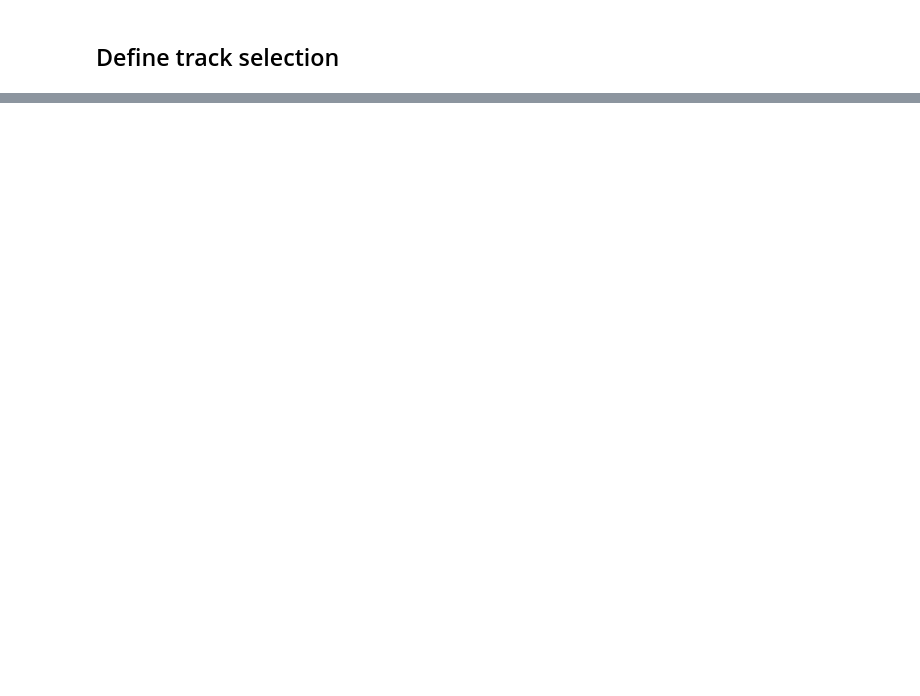
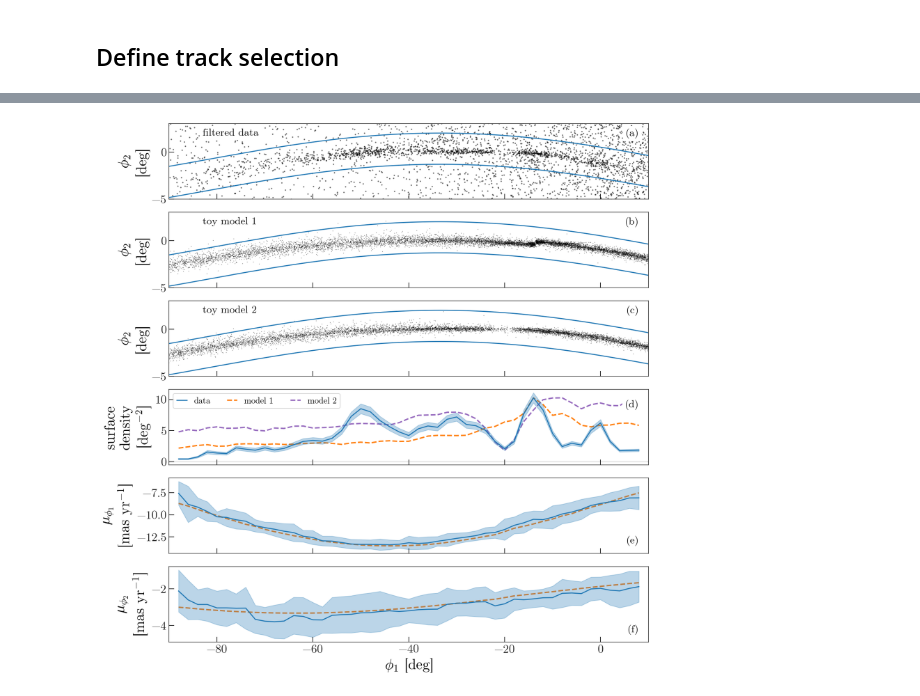
Before and after one commit to adrn/GD1-DR2, a Jupyter notebook: notebooks/Figure-stream-track-model.ipynb, the cells around one changed output, grey strips where cells are left out. Saved outputs shown, nothing was run; the diff lists cells and outputs as text; code cells hidden in the pictures; blank space fills up the shorter version.

```diff
--- a/notebooks/Figure-stream-track-model.ipynb
+++ b/notebooks/Figure-stream-track-model.ipynb
@@ -21,7 +21,7 @@ def mad_std(x):
     """Median absolute deviation"""
     return 1.5 * np.median(np.abs(np.median(x)-x))
 # %%
-g = GaiaData('../data/gd1-with-masks.fits')
+g = GaiaData('../data/gd1-master.fits')
 stream = g[g.pm_mask & g.gi_cmd_mask]
 # %%
 phi1 = stream.phi1
@@ -62,9 +72,14 @@ bin_size = 4. # see 3-stream-track
 bin_l = track['phi1'] - bin_size/2
 bin_r = track['phi1'] + bin_size/2
 # %%
-stream_w = np.load('../output/stream_model.npy')
-stream = gd.PhaseSpacePosition(pos=stream_w[:, :3].T*u.kpc,
-                               vel=stream_w[:, 3:].T*u.km/u.s)
-gc_frame = coord.Galactocentric(galcen_distance=8*u.kpc, z_sun=0*u.pc)
-stream_gd1 = stream.to_coord_frame(gc.GD1, galactocentric_frame=gc_frame)
+stream_w1 = np.load('../output/stream_model_-13.5.npy')
+stream_w2 = np.load('../output/stream_model_-20.0.npy')
+
+streams = []
+for stream_w in [stream_w1, stream_w2]:
+    stream = gd.PhaseSpacePosition(pos=stream_w[:, :3].T*u.kpc,
+                                   vel=stream_w[:, 3:].T*u.km/u.s)
+    gc_frame = coord.Galactocentric(galcen_distance=8*u.kpc, z_sun=0*u.pc)
+    stream_gd1 = stream.to_coord_frame(gc.GD1, galactocentric_frame=gc_frame)
+    streams.append(stream_gd1)
 # %%
@@ -104,5 +119,5 @@ ptstyle = dict(color='k', marker='o', linewidth=0,
 # %%
-fig, axes = plt.subplots(5, 1, figsize=(12,10), sharex=True)
+fig, axes = plt.subplots(6, 1, figsize=(12, 12), sharex=True)
 
 ax = axes[0]
 ax.plot(phi1, phi2, **ptstyle)
@@ -128,24 +143,26 @@ ax.text(8, 2.5, '(a)', ha='right', va='top',
 # ax.set_ylabel('$\phi_2$\n[deg]')
 
 # model stream
-ax = axes[1]
-ax.plot(stream_gd1.phi1.wrap_at(180*u.deg),
-        stream_gd1.phi2,
-        marker='o', linestyle='none', ms=1., color='k',
-        alpha=0.6, rasterized=True)
+for j, ax in enumerate([axes[1], axes[2]]):
+    ax.plot(streams[j].phi1.wrap_at(180*u.deg),
+            streams[j].phi2,
+            marker='o', linestyle='none', ms=1., color='k',
+            alpha=0.6, rasterized=True)
 
-ax.plot(phi1_, phi2_+phi2_plus, '-', color='tab:blue')
-ax.plot(phi1_, phi2_-phi2_minus, '-', color='tab:blue')
-ax.text(-83, 2.5, 'toy model', ha='left', va='top',
-        bbox=dict(facecolor='w', alpha=1), fontsize=16)
+    ax.plot(phi1_, phi2_+phi2_plus, '-', color='tab:blue')
+    ax.plot(phi1_, phi2_-phi2_minus, '-', color='tab:blue')
+    ax.text(-83, 2.5, 'toy model {0}'.format(j+1), ha='left', va='top',
+            bbox=dict(facecolor='w', alpha=1), fontsize=16)
 
-ax.text(8, 2.5, '(b)', ha='right', va='top',
-        bbox=dict(facecolor='w', alpha=1), fontsize=16)
+    ax.set_ylabel('$\phi_2$\n[deg]')
+    ax.set_ylim(-5, 3)
 
-ax.set_ylabel('$\phi_2$\n[deg]')
-ax.set_ylim(-5, 3)
+axes[1].text(8, 2.5, '(b)', ha='right', va='top',
+             bbox=dict(facecolor='w', alpha=1), fontsize=16)
+axes[2].text(8, 2.5, '(c)', ha='right', va='top',
+             bbox=dict(facecolor='w', alpha=1), fontsize=16)
 
-ax = axes[2]
+ax = axes[3]
 ax.plot(track['phi1'], track['density'], '-', label='data')
 ax.fill_between(track['phi1'],
                 track['density']*(1-1/np.sqrt(track['n'])),
@@ -153,47 +170,51 @@ ax.fill_between(track['phi1'],
                 color='tab:blue', alpha=0.3)
 ax.axhline(0, zorder=-10, alpha=0.2)
 
-ax.plot(track['phi1'], model_density, '--',
-        color='tab:orange', zorder=-10, lw=2, label='model')
-ax.legend(loc='upper left', fontsize=13)
+ax.plot(track['phi1'], model_densitys[0], '--',
+        color='tab:orange', zorder=-10, lw=2, label='model 1')
+ax.plot(track['phi1'], model_densitys[1], '--',
+        color='tab:purple', zorder=-10, lw=2, label='model 2')
+ax.legend(loc='upper left', fontsize=13, ncol=3, handlelength=1.2)
 
 ax.set_ylabel('surface\ndensity\n[deg$^{-2}$]')
 
-ax.text(8, 10, '(c)', ha='right', va='top',
+ax.text(8, 10, '(d)', ha='right', va='top',
         bbox=dict(facecolor='w', alpha=1), fontsize=16)
 
-ax = axes[3]
+ax = axes[4]
 ax.plot(track['phi1'], track['pm_phi1_cosphi2'], '-')
 ax.fill_between(track['phi1'],
                 track['pm_phi1_cosphi2']-track['pm_phi1_cosphi2_error'],
                 track['pm_phi1_cosphi2']+track['pm_phi1_cosphi2_error'],
                 color='tab:blue', alpha=0.3)
 
 ax.plot(track['phi1'], model_rmed_pmphi1, '--',
         color='tab:orange', zorder=-10, lw=2)
 
 ax.set_ylabel('$\mu_{\phi_1}$\n[mas yr$^{-1}$]')
 
-ax.text(8, -13.5, '(d)', ha='right', va='bottom',
+ax.text(8, -13.5, '(e)', ha='right', va='bottom',
         bbox=dict(facecolor='w', alpha=1), fontsize=16)
 
-ax = axes[4]
+ax = axes[5]
 ax.plot(track['phi1'], track['pm_phi2'], '-')
 ax.fill_between(track['phi1'],
                 track['pm_phi2'] - track['pm_phi2_error'],
                 track['pm_phi2'] + track['pm_phi2_error'],
                 color='tab:blue', alpha=0.3)
 
 ax.plot(track['phi1'], model_rmed_pmphi2, '--', color='tab:orange', zorder=-10, lw=2)
 
 ax.set_xlabel('$\phi_1$ [deg]')
 ax.set_ylabel('$\mu_{\phi_2}$\n[mas yr$^{-1}$]')
 
-ax.text(8, -4.5, '(e)', ha='right', va='bottom',
+ax.text(8, -4.5, '(f)', ha='right', va='bottom',
         bbox=dict(facecolor='w', alpha=1), fontsize=16)
 
 axes[0].set_xlim(-90, 10)
 
 fig.set_facecolor('w')
 fig.tight_layout()
-fig.savefig('../paper/track_observables.pdf')
+fig.savefig('../paper/track_observables.pdf', dpi=250)
+# %% [output]
+[figure, added]
```
Also changed, not shown: parts of 7 cells of this notebook, 1 other file.
